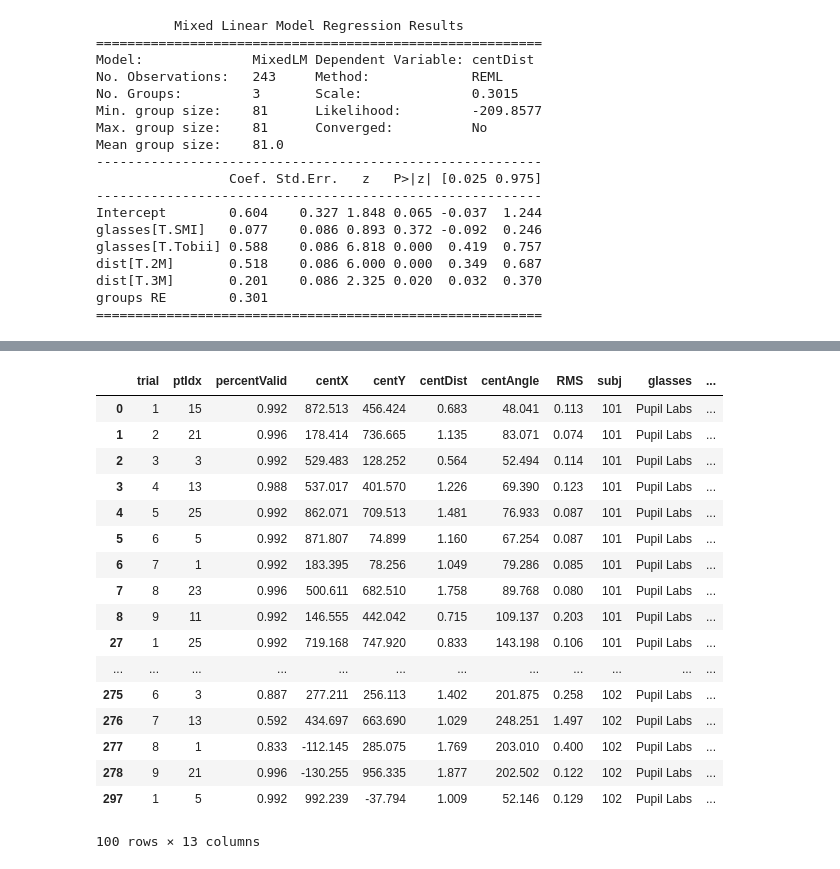
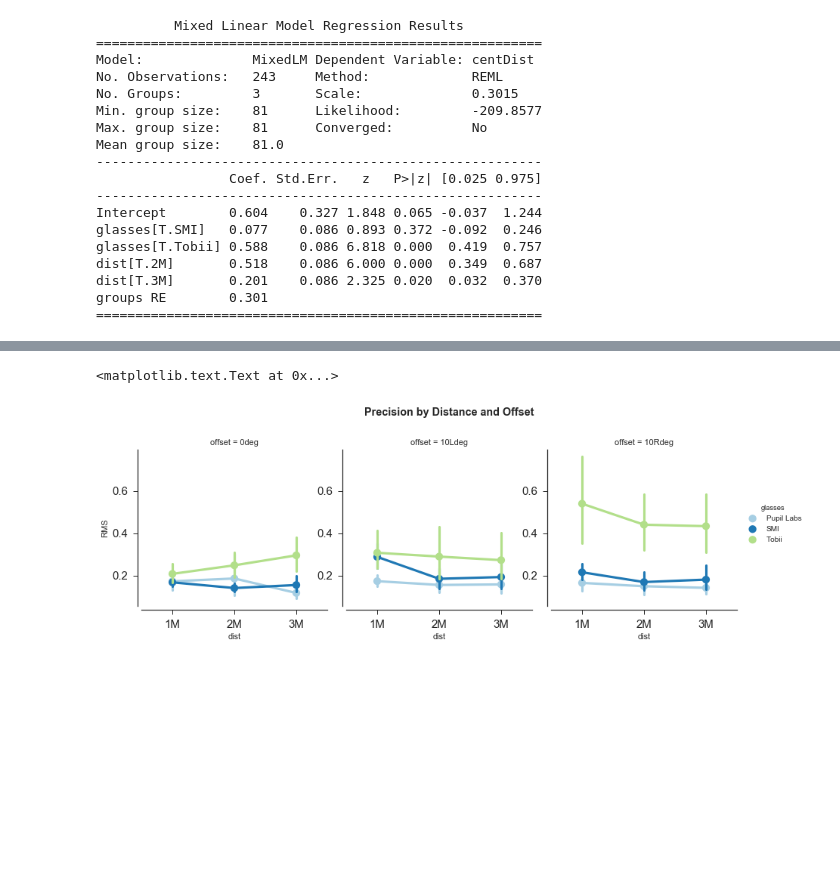
Before and after one commit to jeffmacinnes/glassesCalibration, a Jupyter notebook: analysis/calibrationAnalyses.ipynb, the cells around one changed output, grey strips where cells are left out. Cells and saved outputs as stored; diff of their text form; code cells hidden in the pictures; blank space fills up the shorter version.

```diff
--- a/analysis/calibrationAnalyses.ipynb
+++ b/analysis/calibrationAnalyses.ipynb
@@ -289,21 +237,11 @@ sns.factorplot(x="dist", y="centDist", hue='glasses', col="offset",
-# %%
-df_0deg.head(100)
-# %% [output]
-|  | trial | ptIdx | percentValid | centX | centY | centDist | centAngle | RMS | subj | glasses | ... |
-| 0 | 1 | 15 | 0.992 | 872.513 | 456.424 | 0.683 | 48.041 | 0.113 | 101 | Pupil Labs | ... |
-| 1 | 2 | 21 | 0.996 | 178.414 | 736.665 | 1.135 | 83.071 | 0.074 | 101 | Pupil Labs | ... |
-| 2 | 3 | 3 | 0.992 | 529.483 | 128.252 | 0.564 | 52.494 | 0.114 | 101 | Pupil Labs | ... |
-| 3 | 4 | 13 | 0.988 | 537.017 | 401.570 | 1.226 | 69.390 | 0.123 | 101 | Pupil Labs | ... |
-| 4 | 5 | 25 | 0.992 | 862.071 | 709.513 | 1.481 | 76.933 | 0.087 | 101 | Pupil Labs | ... |
-| 5 | 6 | 5 | 0.992 | 871.807 | 74.899 | 1.160 | 67.254 | 0.087 | 101 | Pupil Labs | ... |
-| 6 | 7 | 1 | 0.992 | 183.395 | 78.256 | 1.049 | 79.286 | 0.085 | 101 | Pupil Labs | ... |
-| 7 | 8 | 23 | 0.996 | 500.611 | 682.510 | 1.758 | 89.768 | 0.080 | 101 | Pupil Labs | ... |
-| 8 | 9 | 11 | 0.992 | 146.555 | 442.042 | 0.715 | 109.137 | 0.203 | 101 | Pupil Labs | ... |
-| 27 | 1 | 25 | 0.992 | 719.168 | 747.920 | 0.833 | 143.198 | 0.106 | 101 | Pupil Labs | ... |
-| ... | ... | ... | ... | ... | ... | ... | ... | ... | ... | ... | ... |
-| 275 | 6 | 3 | 0.887 | 277.211 | 256.113 | 1.402 | 201.875 | 0.258 | 102 | Pupil Labs | ... |
-| 276 | 7 | 13 | 0.592 | 434.697 | 663.690 | 1.029 | 248.251 | 1.497 | 102 | Pupil Labs | ... |
-| 277 | 8 | 1 | 0.833 | -112.145 | 285.075 | 1.769 | 203.010 | 0.400 | 102 | Pupil Labs | ... |
-| 278 | 9 | 21 | 0.996 | -130.255 | 956.335 | 1.877 | 202.502 | 0.122 | 102 | Pupil Labs | ... |
-| 297 | 1 | 5 | 0.992 | 992.239 | -37.794 | 1.009 | 52.146 | 0.129 | 102 | Pupil Labs | ... |
-100 rows × 13 columns
+# %%
+# precision plot
+sns.factorplot(x="dist", y="RMS", hue='glasses', col="offset",
+              data=df, palette="Paired")
+sns.despine(offset=5, trim=False)
+
+# add title
+plt.gcf().suptitle('Precision by Distance and Offset', fontweight='bold', x=.5, y=1.1)
+# %% [output]
+<matplotlib.text.Text at 0x...>
+[figure, added]
```
Also changed, not shown: parts of 13 cells of this notebook.
